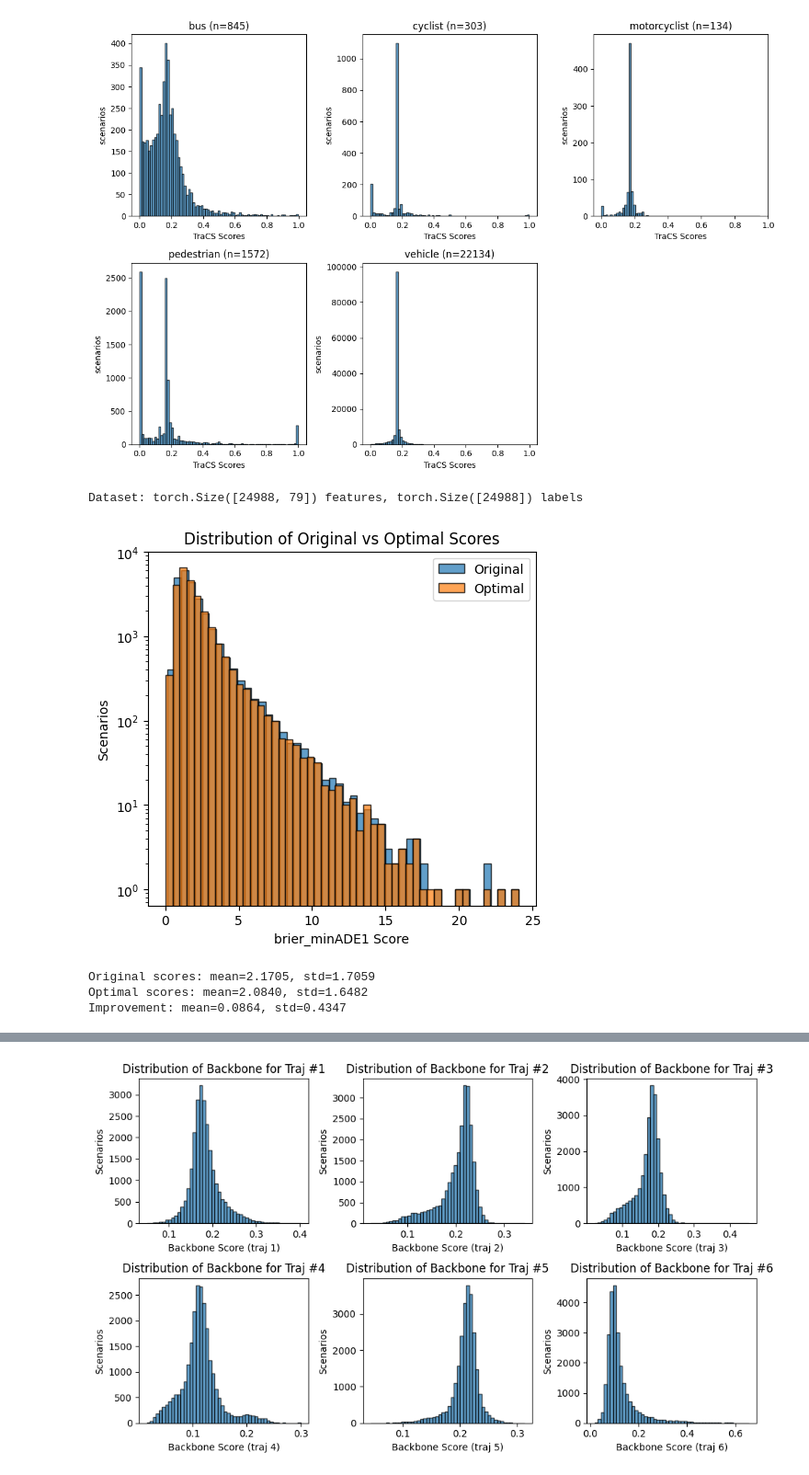
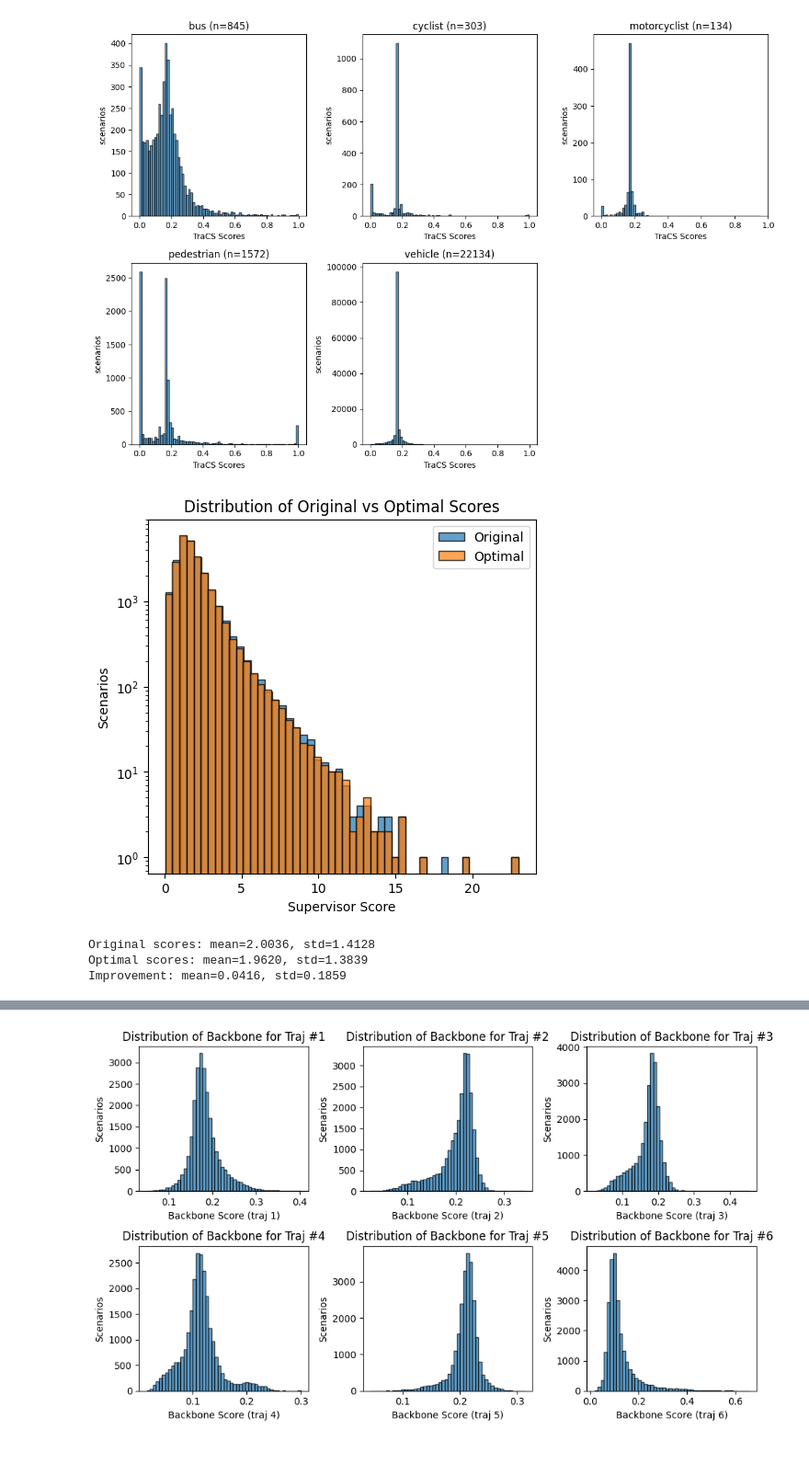
Before and after one commit to simon-kohaut/TraCS, a Jupyter notebook: examples/tracs_train.ipynb, the cells around one changed output, grey strips where cells are left out. Shown at 92% size. Cells and saved outputs as stored; diff of their text form; code cells hidden in the pictures.

```diff
--- a/examples/tracs_train.ipynb
+++ b/examples/tracs_train.ipynb
@@ -27,9 +36,11 @@ test_ground_truth_path = data_root / "av2" / "av2_mf_focal_test_annotations.parq
 test_prediction_path = data_root / "av2_backbone_outputs" / backbone / "submission_test.parquet"
 train_data_path = data_root / "results" / program_name / "val" / backbone / "scored_predictions.parquet"
 test_data_path = data_root / "tracs_predictions" / program_name / backbone / "test.parquet"
+train_embedding_path = data_root / "av2_backbone_outputs" / backbone / "val_embeddings.parquet"
+test_embedding_path = data_root / "av2_backbone_outputs" / backbone / "test_embeddings.parquet"
 
 random_appendix = "_random_tracs_scores" if use_random_tracs_scores else ""
-version = "v9"  # for file naming; increment if we want to save new versions of the features/weights/scores files
+version = "v4"  # for file naming; increment if we want to save new versions of the features/weights/scores files
 features_pt_path = data_root / "results" / program_name / "val" / backbone / f"features_{version}{random_appendix}.pt"
 optimal_weights_pt_path = data_root / "results" / program_name / "val" / backbone / f"optimal_weights_{version}{random_appendix}.pt"
 scores_pt_path = data_root / "results" / program_name / "val" / backbone / f"scores_{version}{random_appendix}.pt"
@@ -162,31 +216,34 @@ class FusionNet(nn.Module):
 # %%
 n_weights_grid = 1000
 
-def optimal_weights_grid(log_tracs_scores, log_backbone_scores, predicted_tracks, gt_track, n_grid=n_weights_grid, mode: str="brier_minADE1"):
+def optimal_weights_grid(log_tracs_scores, log_backbone_scores, predicted_tracks, gt_track, n_grid=n_weights_grid, mode: str="expected_ade"):
     """Vectorized grid search over weights."""
 
     w = np.linspace(0, 1, n_grid)
-    # W1, W2 = np.meshgrid(w, w, indexing="ij")
-    # W1, W2 = W1.flatten(), W2.flatten()
+    fused_probs = fuse_classifiers(log_backbone_scores, log_tracs_scores, w)  # (n_grid, K)
+    ade_vector = metrics.compute_ade(predicted_tracks, gt_track)              # (K,)
 
-    fused_probs = fuse_classifiers(log_backbone_scores, log_tracs_scores, w)  # (n_grid, K)
-    ade_vector = metrics.compute_ade(predicted_tracks, gt_track)  # (K,)
+    backbone_probs = np.exp(log_backbone_scores)
+    backbone_probs = backbone_probs / backbone_probs.sum()
 
     match mode:
-        # Take the best ADE score among all 6 predicted trajectories
+        case "expected_ade":
+            scores = (fused_probs * ade_vector[None, :]).sum(axis=-1)  # (n_grid,)
+            original_score = (backbone_probs * ade_vector).sum()
+
         case "brier_minADE1":
             idx_most_weight = np.argmax(fused_probs, axis=-1)  # (n_grid,)
             selected_probs = np.take_along_axis(fused_probs, idx_most_weight[:, None], axis=1).squeeze(1)
-            brier_ade = ade_vector[idx_most_weight] + np.square(1 - selected_probs)  # (n_grid,)
+            scores = ade_vector[idx_most_weight] + np.square(1 - selected_probs)  # (n_grid,)
 
-            idx_most_weight_backbone = np.argmax(log_backbone_scores)  # single item
-            original_score = ade_vector[idx_most_weight_backbone] + np.square(1 - np.exp(log_backbone_scores[idx_most_weight_backbone]))
+            idx_most_weight_backbone = np.argmax(log_backbone_scores)
+            original_score = ade_vector[idx_most_weight_backbone] + np.square(1 - backbone_probs[idx_most_weight_backbone])
+
         case "brier_minADE6":
             raise NotImplementedError("brier_minADE6 not implemented yet")
 
-    # Take the best weight and corresponding optimized score
-    best_weight_idx = np.argmin(brier_ade)
-    optimal_score = brier_ade[best_weight_idx]
+    best_weight_idx = np.argmin(scores)
+    optimal_score = scores[best_weight_idx]
 
     return w[best_weight_idx], original_score, optimal_score
 # %% [markdown]
@@ -246,6 +303,9 @@ plt.show()
 # %% [output]
 [figure]
 # %%
+train_emb = pd.read_parquet(train_embedding_path).set_index("scenario_id")
+
+
 def _process_scenario(args):
     scenario_id, scenario_data = args
     gt_row = val_gt.loc[scenario_id]
@@ -270,6 +330,9 @@ def _process_scenario(args):
     # past_xy, n_agents = load_scenario_extras(scenario_id, split="val")
     w, original_score, optimal_score = optimal_weights_grid(log_tracs_scores, log_backbone_scores, predicted_tracks, gt_track)
 
+    emb_row = train_emb.loc[scenario_id]
+    embedding = np.concatenate([emb_row["focal_embedding"], emb_row["average_embedding"]]).astype(np.float32)
+
     features = FusionNet.extract_features(
         predicted_tracks,
         focal_type=scenario_data["agent_type"].iloc[0],
@@ -277,6 +340,7 @@ def _process_scenario(args):
         tracs_scores=np.array(scenario_data["tracs_trajectory_score"]),
         # n_agents=n_agents,
         # past_trajectory=past_xy,
+        embedding=embedding,
     )
     return features, w, original_score, optimal_score
 
@@ -303,29 +367,27 @@ else:
     all_original_scores, all_optimal_scores = torch.load(scores_pt_path)
 
     F.shape, W.shape, len(all_original_scores), len(all_optimal_scores)
-# %% [output]
-Dataset: torch.Size([24988, 79]) features, torch.Size([24988]) labels
 # %%
 # Show histogram of original and optimal scores
 plt.figure(figsize=(12, 5))
 plt.subplot(1, 2, 1)
 plt.hist(all_original_scores, bins=50, alpha=0.7, label="Original", edgecolor="black", log=True)
 plt.hist(all_optimal_scores, bins=50, alpha=0.7, label="Optimal", edgecolor="black", log=True)
-plt.xlabel("brier_minADE1 Score")
+plt.xlabel("Supervisor Score")
 plt.ylabel("Scenarios")
 plt.title("Distribution of Original vs Optimal Scores")
 plt.legend()
 plt.show()
 
 print(f"Original scores: mean={np.mean(all_original_scores.numpy()):.4f}, std={np.std(all_original_scores.numpy()):.4f}")
 print(f"Optimal scores: mean={np.mean(all_optimal_scores.numpy()):.4f}, std={np.std(all_optimal_scores.numpy()):.4f}")
 print(f"Improvement: mean={np.mean(np.array(all_original_scores.numpy()) - np.array(all_optimal_scores.numpy())):.4f}, "
         f"std={np.std(np.array(all_original_scores.numpy()) - np.array(all_optimal_scores.numpy())):.4f}")
 # %% [output]
-[figure, old version]
+[figure, new version]
-Original scores: mean=2.1705, std=1.7059
-Optimal scores: mean=2.0840, std=1.6482
-Improvement: mean=0.0864, std=0.4347
+Original scores: mean=2.0036, std=1.4128
+Optimal scores: mean=1.9620, std=1.3839
+Improvement: mean=0.0416, std=0.1859
 # %%
 # the same per agent type
 agent_types = train_data["agent_type"].values[::6]
```
Also changed, not shown: parts of 32 cells of this notebook.
